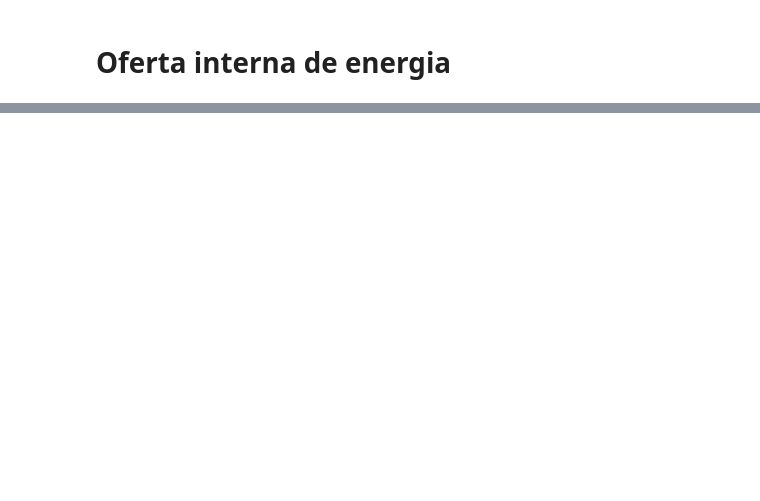
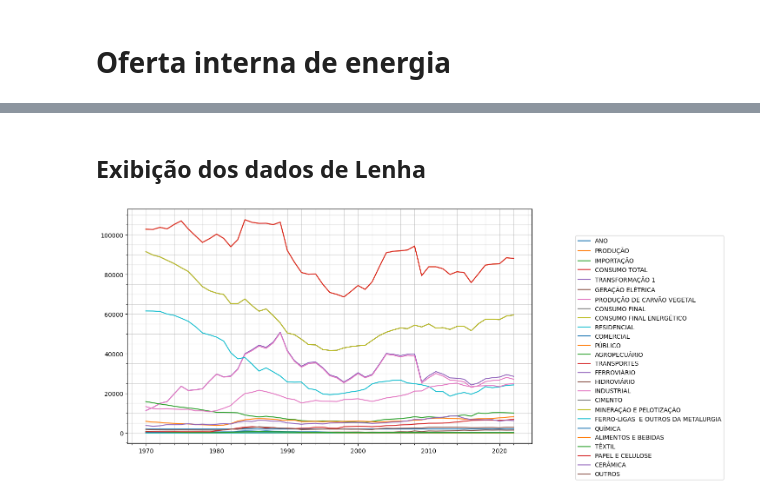
Before and after one commit to scrrpfv/projeto-ip, a Jupyter notebook: teste/testes.ipynb, the cells around one changed output, grey strips where cells are left out. Cells and saved outputs as stored; diff of their text form; code cells hidden in the pictures; blank space fills up the shorter version.

```diff
--- a/teste/testes.ipynb
+++ b/teste/testes.ipynb
@@ -73,0 +117,6 @@ dict_oferta_demanda['Urânio'].corr()
+# %% [markdown]
+## Exibição dos dados de Lenha
+# %%
+plotall('Lenha', (12,7))
+# %% [output]
+[figure, added]
```
Also changed, not shown: parts of 15 cells of this notebook.
